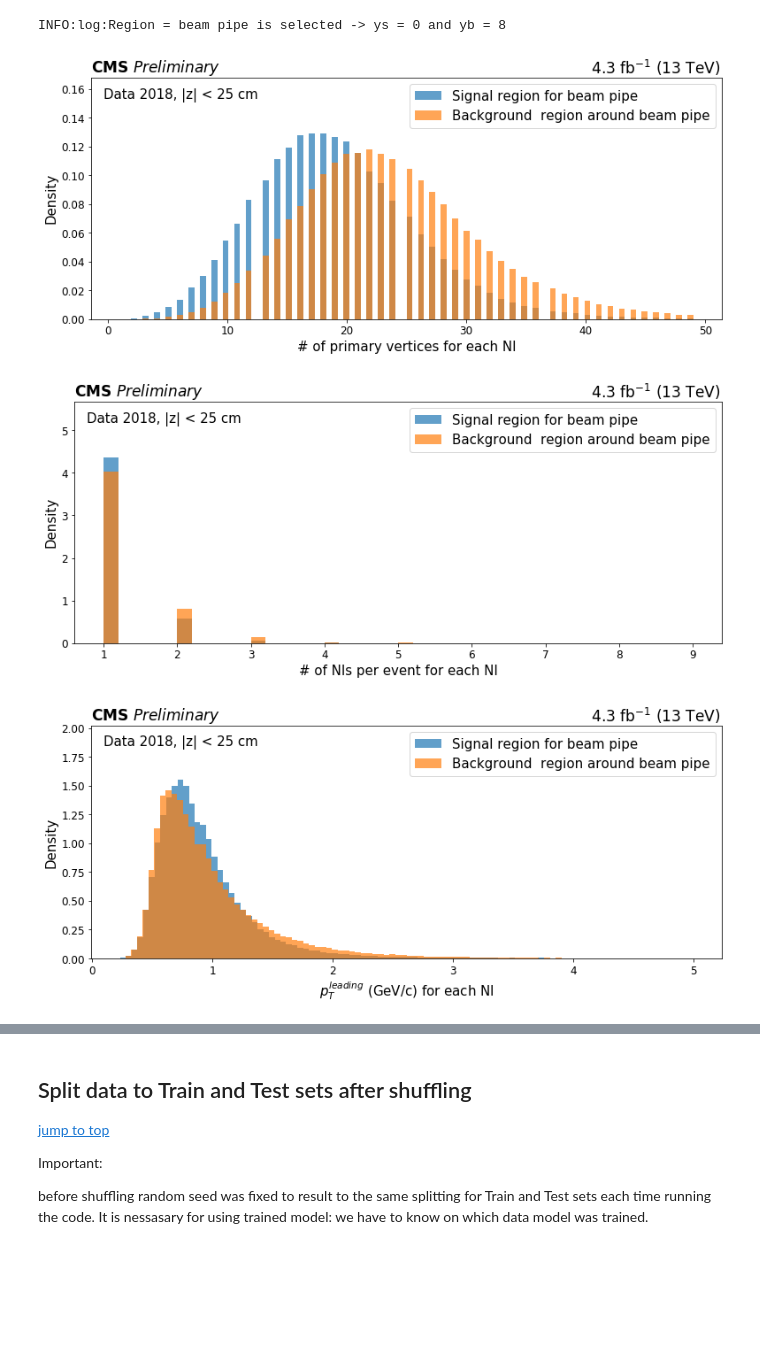
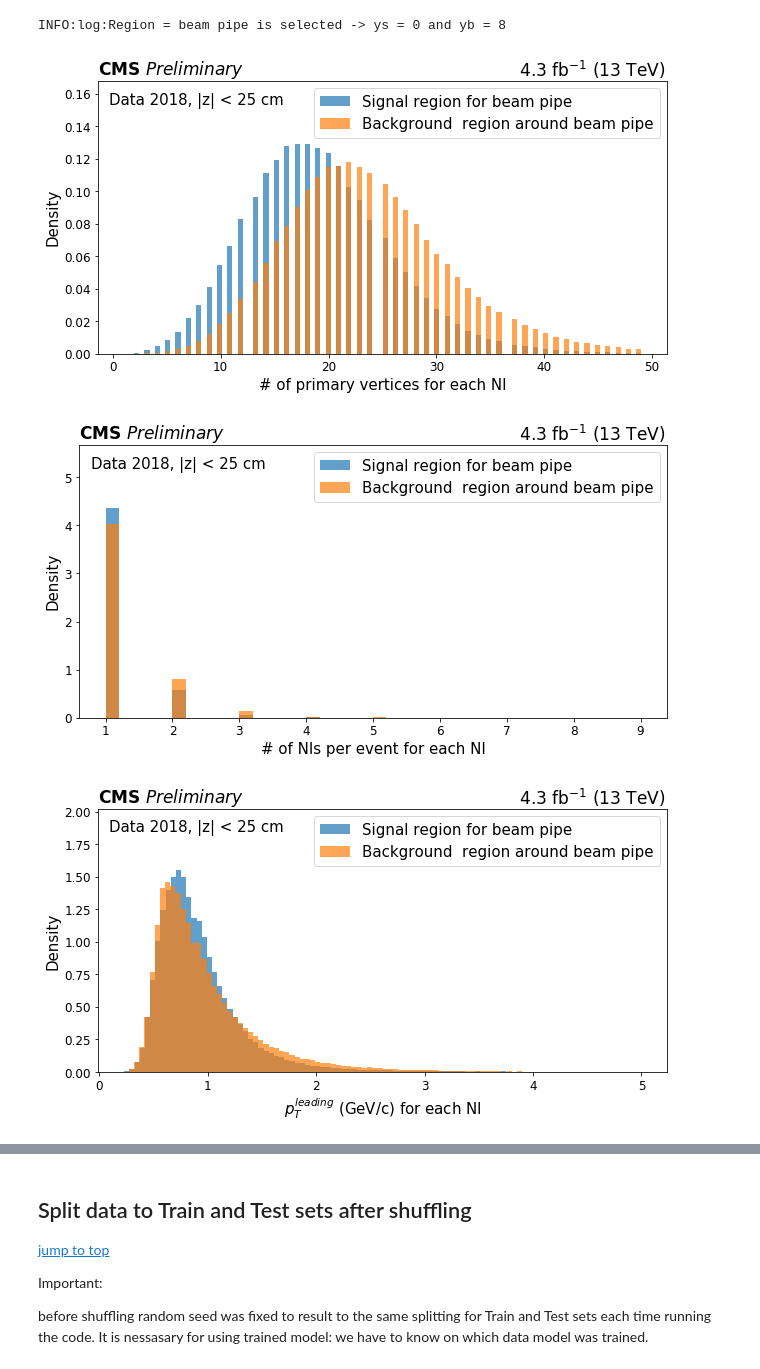
Before and after one commit to kropiv/MLforNI, a Jupyter notebook: NI_ML.ipynb, the cells around one changed output, grey strips where cells are left out. Drawn from its saved outputs; the diff is of its cells as text; code cells hidden in the pictures; blank space fills up the shorter version.

```diff
--- a/NI_ML.ipynb
+++ b/NI_ML.ipynb
@@ -915,7 +913,8 @@ logger.info("Region = " + str(d.value) + " is selected -> ys = " + str(ys) + " a
 INFO:log:Region = beam pipe is selected -> ys = 0 and yb = 8
 # %%
 def PlotSvsBkg(index_var, varName, picName, num_bins, xmin, xmax, Y_S, Y_B, numPar, locPos = 'upper right'):
-    fig, ax = plt.subplots(figsize=(11,5))
+    fig, ax = plt.subplots(figsize=(9,5))
+#     fig, ax = plt.subplots(figsize=(11,5))
 
 
     XFill = X_NN[:, index_var]
@@ -983,33 +982,33 @@ def PlotSvsBkg(index_var, varName, picName, num_bins, xmin, xmax, Y_S, Y_B, numP
         plt.savefig('Results/ControlPlots_l2_'+picName+'.pdf')
     elif Y_S == 4:
         plt.savefig('Results/ControlPlots_l3_'+picName+'.pdf')
     else:
         plt.savefig('Results/ControlPlots_'+picName+'.pdf')
 
     plt.show()
 
 
 # ys = 3 # l2
 # yb = 9
 # Y_S and Y_B are for 7 signal + 4 bkg befor converting to 4 categories
 #          index_var, varName, picName num_bins, xmin, xmax, Y_S, Y_B,    numPar locPos
 # for BP and bkg BP
 PlotSvsBkg(4,         "# of primary vertices","numPV",  100,      0.,   50., ys, yb, 1)
 PlotSvsBkg(5,         "# of NIs per event","numPFDV",  40,      0.,   10.,    ys, yb, 1) # of NIs (barrel and endcap)
 if TrackNorm == False:
     PlotSvsBkg(6,          "$p_T$ (GeV/c)",   "pt",   100,      0.,   2.,    ys, yb, 3)
 else:
     PlotSvsBkg(6,          "$p_T^{leading}$ (GeV/c)",   "pt_leading",   100,      0.,   5.,    ys, yb, 1)
     # plot it till 2. to be sure that we don't have anything above 1, and when it sum it could be till 2:
     # PlotSvsBkg(7,          "$\Sigma p_T^{other}/p_T^{leading}$",   "SumPtToLeading",   100,      0.,   2.,    ys, yb, 2)
     PlotSvsBkg(7,          "$p_T^{other}/p_T^{leading}$",   "PtToLeading",   100,      0.,   2.,    ys, yb, 2)
 PlotSvsBkg(9,          "$\eta$", "eta",  100,      -5.,   5.,    ys, yb, 3)
 PlotSvsBkg(12,         "$\phi (rad)$",   "phi",  100,      -5.,   5.,    ys, yb, 3)
 PlotSvsBkg(15,         "$\chi^2$", "chi2",  100,      0.,   80.,    ys, yb, 3)
 PlotSvsBkg(18,         "normalized $\chi^2$","normalizedChi2",  100,      0.,   3., ys, yb, 3)
 PlotSvsBkg(21,         "# of valid hits","numberOfValidHits",  70,      0.,   35.,  ys, yb, 3)
 PlotSvsBkg(24,         "algorithm","algorithm",  50,      0.,   50.,    ys, yb, 3)
 # %% [output]
-[figure, old version]
+[figure, new version]
-[figure, old version]
+[figure, new version]
-[figure, old version]
+[figure, new version]
```
Also changed, not shown: parts of 5 cells of this notebook.
